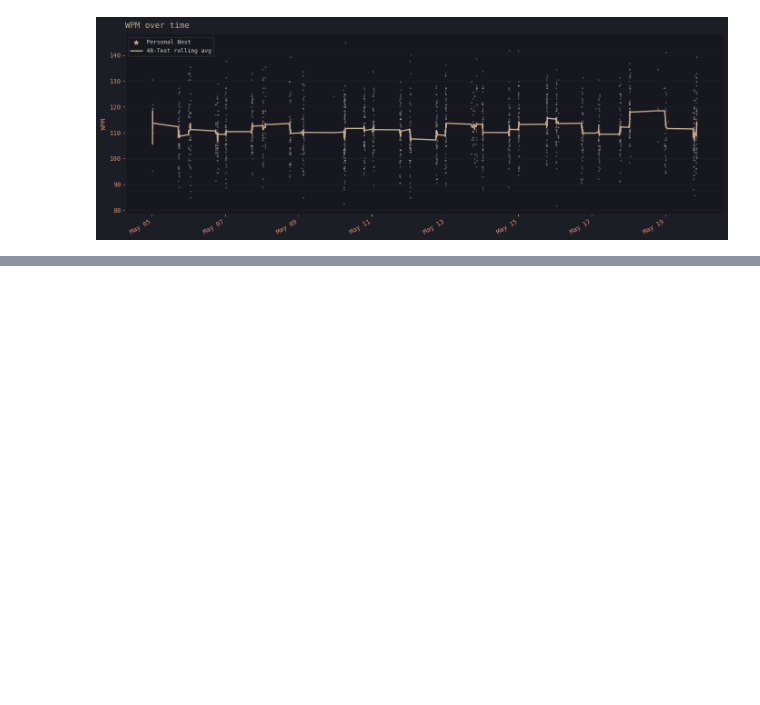
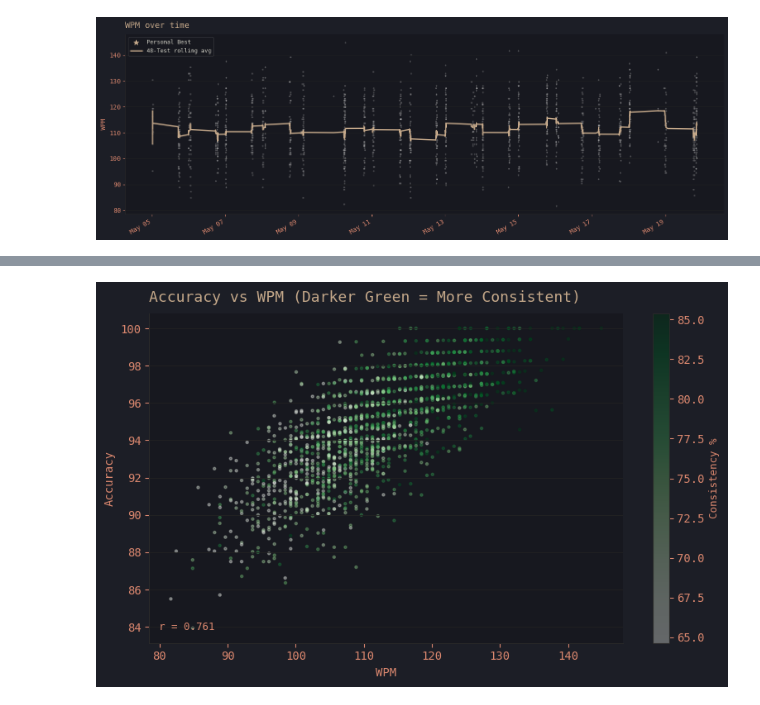
Before and after one commit to AYCDJ/Monkeytype-Data, a Jupyter notebook: Monkeytype.ipynb, the cells around one changed output, grey strips where cells are left out. Cells and saved outputs as stored; diff of their text form; code cells hidden in the pictures; blank space fills up the shorter version.

```diff
--- a/Monkeytype.ipynb
+++ b/Monkeytype.ipynb
@@ -206,0 +229,24 @@ plt.show()
+# %%
+# Accuracy vs WPM
+
+fig, ax = plt.subplots(figsize=(8, 5))
+
+# cmap value controls the color of the graph/plotted values, I like Greens, unfortunately I dont think it matches the theme. In terms of matching colors I think copper isnt a bad choice.
+sc = ax.scatter(df['wpm'], df['acc'], s=5, alpha=0.35, c=df['consistency'], cmap='Greens', vmin=df['consistency'].quantile(0.05), vmax=df['consistency'].quantile(0.95))
+cb = plt.colorbar(sc, ax=ax)
+cb.set_label('Consistency %', color=SCOLOR, fontsize=9)
+cb.ax.yaxis.set_tick_params(color=SCOLOR)
+plt.setp(cb.ax.yaxis.get_ticklabels(), color=SCOLOR)
+
+corr = df[['wpm', 'acc']].dropna().corr().iloc[0,1]
+ax.text(0.02, 0.04, f'r = {corr:.3f}', transform=ax.transAxes, color=SCOLOR, fontsize=9)
+
+ax.set_xlabel('WPM')
+ax.set_ylabel('Accuracy')
+title(ax, 'Accuracy vs WPM (Darker Green = More Consistent)')
+plt.tight_layout()
+plt.show()
+
+#
+# %% [output]
+[figure, added]
```
Also changed, not shown: parts of 3 cells of this notebook.
